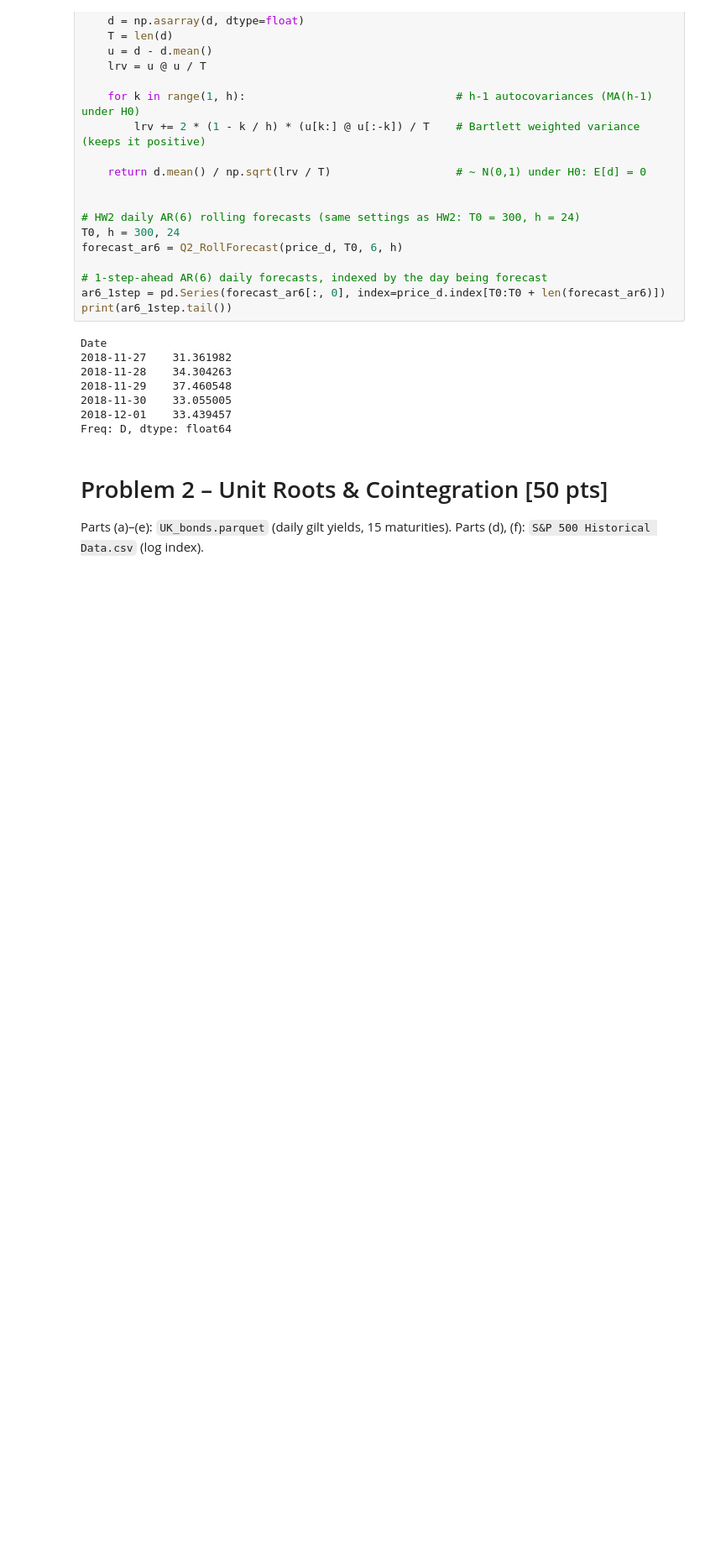
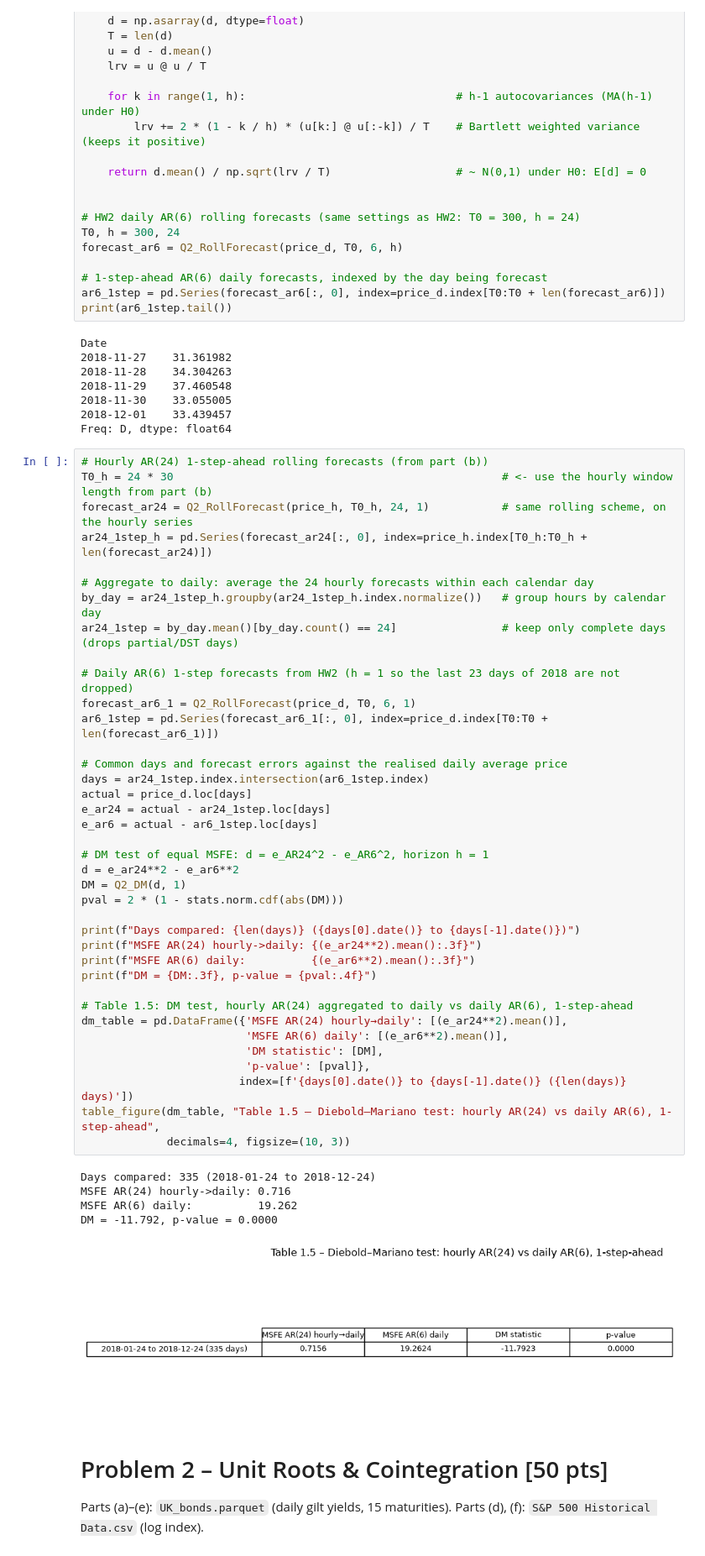
Before and after one commit to NathanMadore/hw3-Financial-Econometrics, a Jupyter notebook: Homework #3 - Mathis Huot, Nathan Madore, Isabelle Tanara.ipynb, the cells around one changed output. Shown at 84% size. Drawn from its saved outputs; the diff is of its cells as text; blank space fills up the shorter version.

```diff
--- a/Homework #3 - Mathis Huot, Nathan Madore, Isabelle Tanara.ipynb
+++ b/Homework #3 - Mathis Huot, Nathan Madore, Isabelle Tanara.ipynb
@@ -437,6 +437,50 @@ Date
 2018-11-30    33.055005
 2018-12-01    33.439457
 Freq: D, dtype: float64
+# %%
+# Hourly AR(24) 1-step-ahead rolling forecasts (from part (b))
+T0_h = 24 * 30                                                  # <- use the hourly window length from part (b)
+forecast_ar24 = Q2_RollForecast(price_h, T0_h, 24, 1)           # same rolling scheme, on the hourly series
+ar24_1step_h = pd.Series(forecast_ar24[:, 0], index=price_h.index[T0_h:T0_h + len(forecast_ar24)])
+
+# Aggregate to daily: average the 24 hourly forecasts within each calendar day
+by_day = ar24_1step_h.groupby(ar24_1step_h.index.normalize())   # group hours by calendar day
+ar24_1step = by_day.mean()[by_day.count() == 24]                # keep only complete days (drops partial/DST days)
+
+# Daily AR(6) 1-step forecasts from HW2 (h = 1 so the last 23 days of 2018 are not dropped)
+forecast_ar6_1 = Q2_RollForecast(price_d, T0, 6, 1)
+ar6_1step = pd.Series(forecast_ar6_1[:, 0], index=price_d.index[T0:T0 + len(forecast_ar6_1)])
+
+# Common days and forecast errors against the realised daily average price
+days = ar24_1step.index.intersection(ar6_1step.index)
+actual = price_d.loc[days]
+e_ar24 = actual - ar24_1step.loc[days]
+e_ar6 = actual - ar6_1step.loc[days]
+
+# DM test of equal MSFE: d = e_AR24^2 - e_AR6^2, horizon h = 1
+d = e_ar24**2 - e_ar6**2
+DM = Q2_DM(d, 1)
+pval = 2 * (1 - stats.norm.cdf(abs(DM)))
+
+print(f"Days compared: {len(days)} ({days[0].date()} to {days[-1].date()})")
+print(f"MSFE AR(24) hourly->daily: {(e_ar24**2).mean():.3f}")
+print(f"MSFE AR(6) daily:          {(e_ar6**2).mean():.3f}")
+print(f"DM = {DM:.3f}, p-value = {pval:.4f}")
+
+# Table 1.5: DM test, hourly AR(24) aggregated to daily vs daily AR(6), 1-step-ahead
+dm_table = pd.DataFrame({'MSFE AR(24) hourly→daily': [(e_ar24**2).mean()],
+                         'MSFE AR(6) daily': [(e_ar6**2).mean()],
+                         'DM statistic': [DM],
+                         'p-value': [pval]},
+                        index=[f'{days[0].date()} to {days[-1].date()} ({len(days)} days)'])
+table_figure(dm_table, "Table 1.5 – Diebold–Mariano test: hourly AR(24) vs daily AR(6), 1-step-ahead",
+             decimals=4, figsize=(10, 3))
+# %% [output]
+Days compared: 335 (2018-01-24 to 2018-12-24)
+MSFE AR(24) hourly->daily: 0.716
+MSFE AR(6) daily:          19.262
+DM = -11.792, p-value = 0.0000
+[figure, added]
 # %% [markdown]
 # Problem 2 – Unit Roots & Cointegration [50 pts]
 Parts (a)–(e): `UK_bonds.parquet` (daily gilt yields, 15 maturities). Parts (d), (f): `S&P 500 Historical Data.csv` (log index).
```
Also changed, not shown: parts of 1 cell of this notebook, 1 other file.
